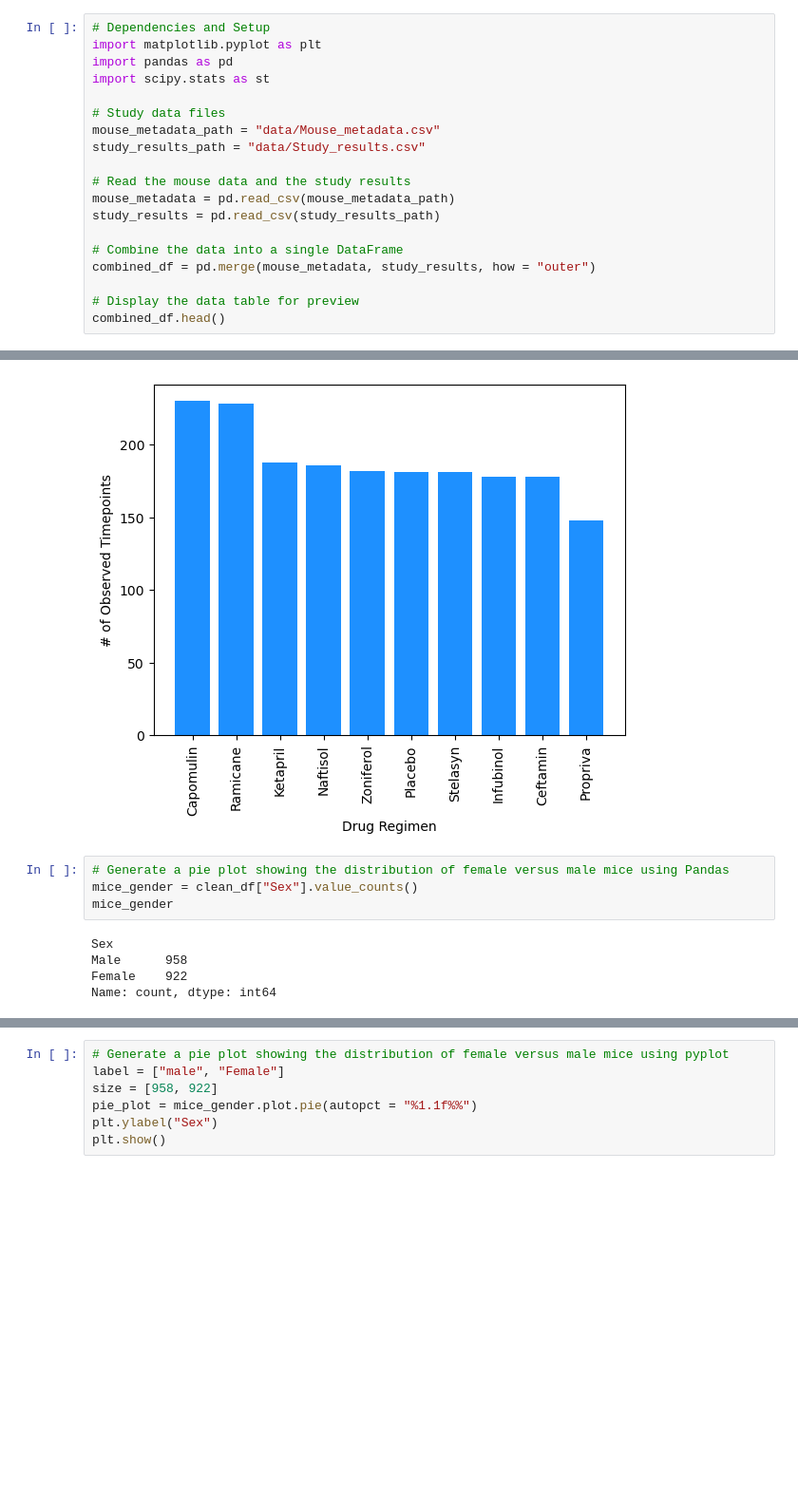
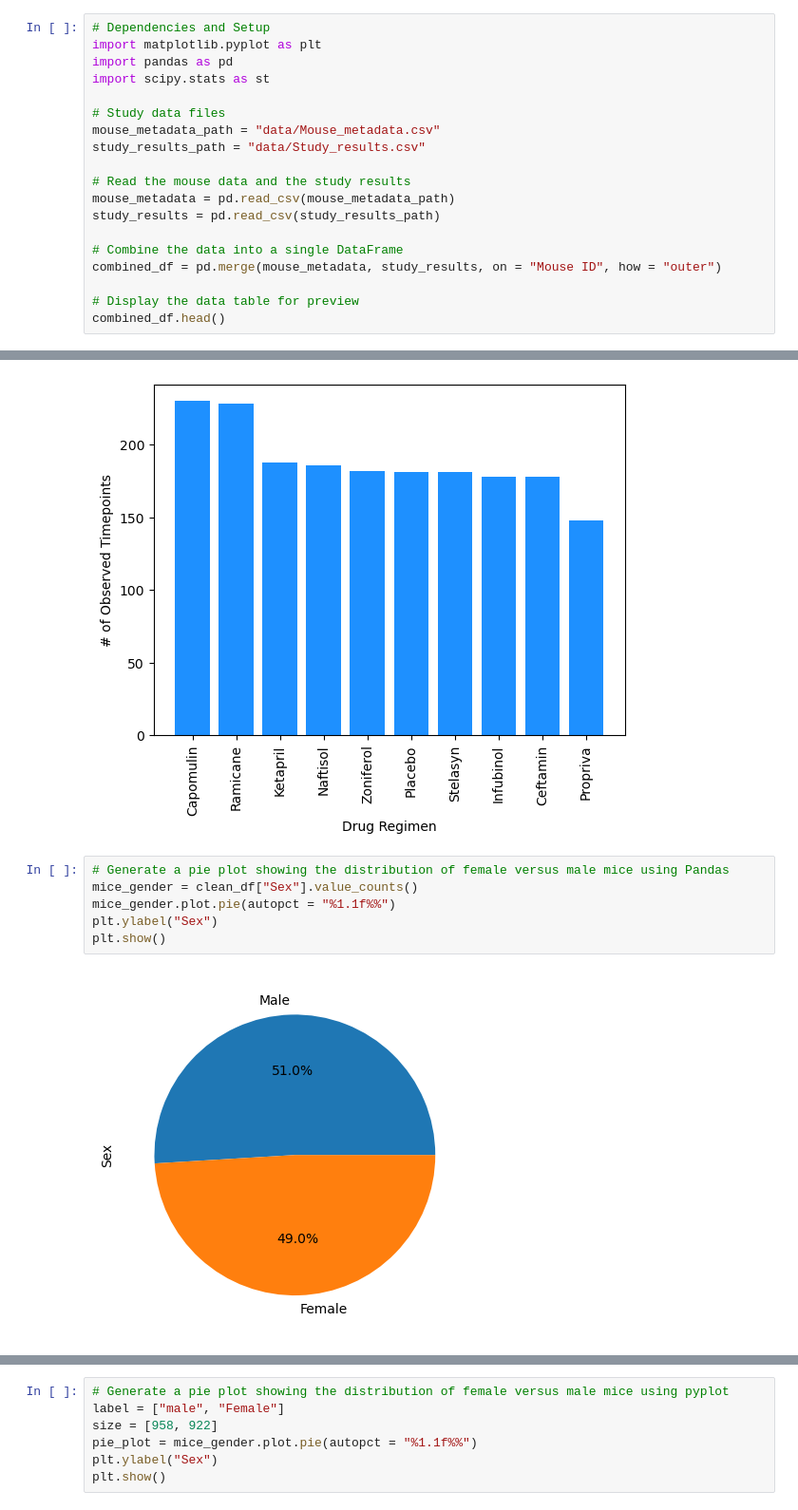
Before and after one commit to Seif-Ma/Data_visualization, a Jupyter notebook: Pymaceuticals/pymaceuticals.ipynb, the cells around one changed output, grey strips where cells are left out. Shown: that part at 95% size. Saved outputs shown, nothing was run; the diff lists cells and outputs as text; blank space fills up the shorter version.

```diff
--- a/Pymaceuticals/pymaceuticals.ipynb
+++ b/Pymaceuticals/pymaceuticals.ipynb
@@ -20,7 +32,7 @@ mouse_metadata = pd.read_csv(mouse_metadata_path)
 study_results = pd.read_csv(study_results_path)
 
 # Combine the data into a single DataFrame
-combined_df = pd.merge(mouse_metadata, study_results, how = "outer")
+combined_df = pd.merge(mouse_metadata, study_results, on = "Mouse ID", how = "outer")
 
 # Display the data table for preview
 combined_df.head()
@@ -159,9 +171,8 @@ plt.show()
 # %%
 # Generate a pie plot showing the distribution of female versus male mice using Pandas
 mice_gender = clean_df["Sex"].value_counts()
-mice_gender
+mice_gender.plot.pie(autopct = "%1.1f%%")
+plt.ylabel("Sex")
+plt.show()
 # %% [output]
-Sex
-Male      958
-Female    922
-Name: count, dtype: int64
+[figure, added]
```
Also changed, not shown: parts of 11 cells of this notebook.
